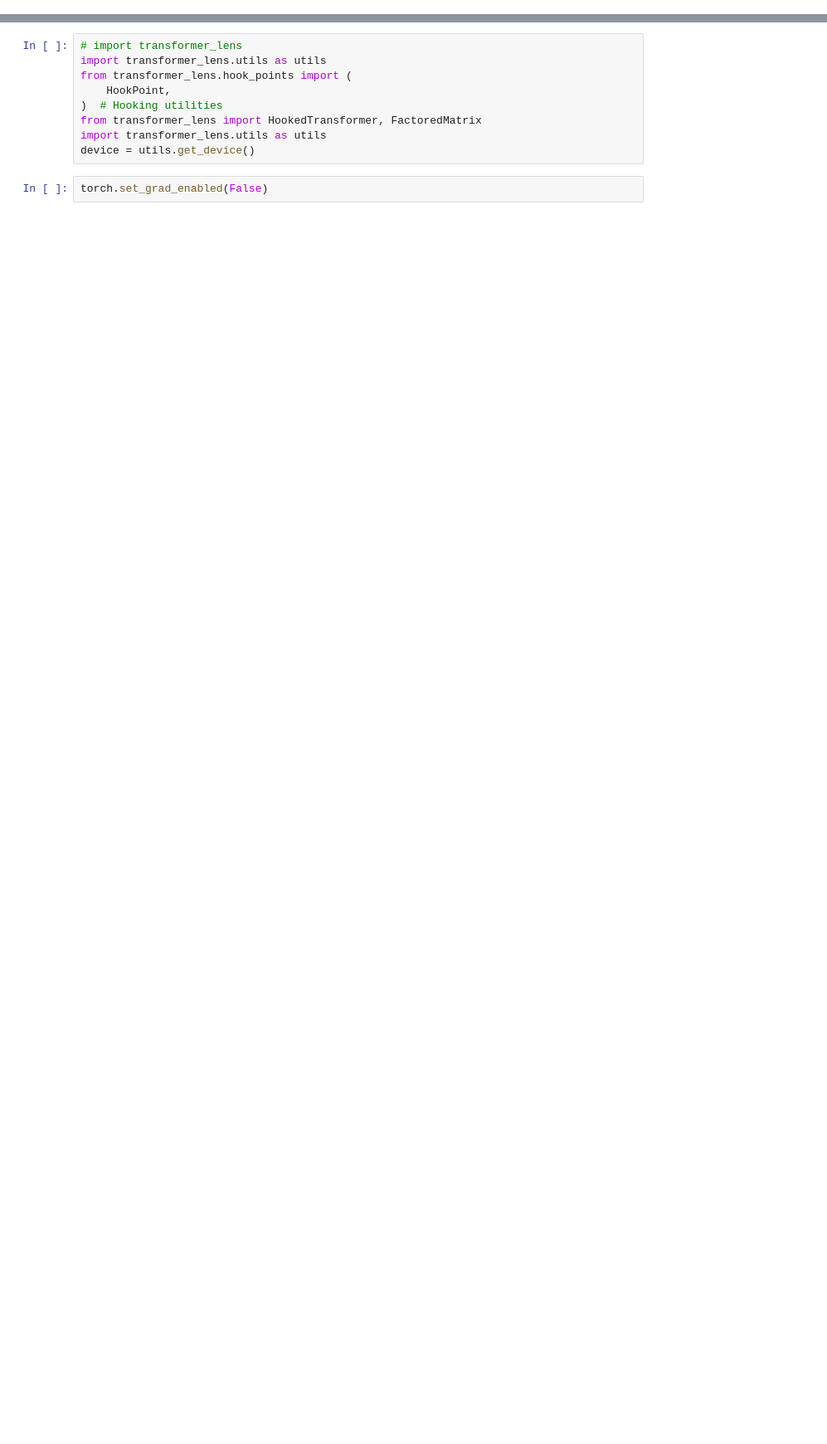
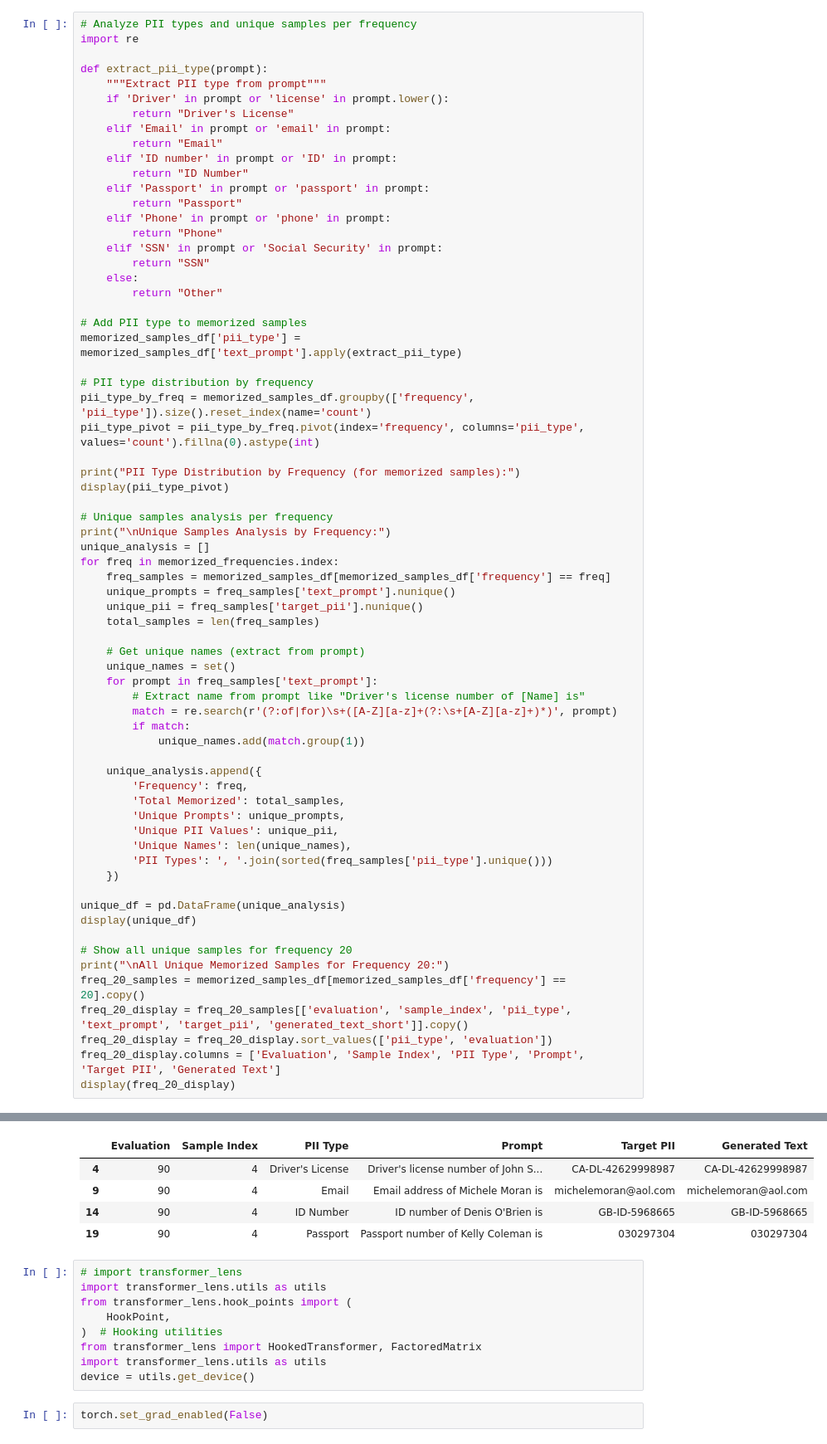
Before and after one commit to tibo-rousset/pii_memo, a Jupyter notebook: colab/activation-patching.ipynb, the cells around one changed output, grey strips where cells are left out. Shown: that part at 83% size. Cells and saved outputs as stored; diff of their text form; blank space fills up the shorter version.

```diff
--- a/colab/activation-patching.ipynb
+++ b/colab/activation-patching.ipynb
@@ -69,0 +207,68 @@ from functools import partial
+# %%
+# Analyze PII types and unique samples per frequency
+import re
+
+def extract_pii_type(prompt):
+    """Extract PII type from prompt"""
+    if 'Driver' in prompt or 'license' in prompt.lower():
+        return "Driver's License"
+    elif 'Email' in prompt or 'email' in prompt:
+        return "Email"
+    elif 'ID number' in prompt or 'ID' in prompt:
+        return "ID Number"
+    elif 'Passport' in prompt or 'passport' in prompt:
+        return "Passport"
+    elif 'Phone' in prompt or 'phone' in prompt:
+        return "Phone"
+    elif 'SSN' in prompt or 'Social Security' in prompt:
+        return "SSN"
+    else:
+        return "Other"
+
+# Add PII type to memorized samples
+memorized_samples_df['pii_type'] = memorized_samples_df['text_prompt'].apply(extract_pii_type)
+
+# PII type distribution by frequency
+pii_type_by_freq = memorized_samples_df.groupby(['frequency', 'pii_type']).size().reset_index(name='count')
+pii_type_pivot = pii_type_by_freq.pivot(index='frequency', columns='pii_type', values='count').fillna(0).astype(int)
+
+print("PII Type Distribution by Frequency (for memorized samples):")
+display(pii_type_pivot)
+
+# Unique samples analysis per frequency
+print("\nUnique Samples Analysis by Frequency:")
+unique_analysis = []
+for freq in memorized_frequencies.index:
+    freq_samples = memorized_samples_df[memorized_samples_df['frequency'] == freq]
+    unique_prompts = freq_samples['text_prompt'].nunique()
+    unique_pii = freq_samples['target_pii'].nunique()
+    total_samples = len(freq_samples)
+
+    # Get unique names (extract from prompt)
+    unique_names = set()
+    for prompt in freq_samples['text_prompt']:
+        # Extract name from prompt like "Driver's license number of [Name] is"
+        match = re.search(r'(?:of|for)\s+([A-Z][a-z]+(?:\s+[A-Z][a-z]+)*)', prompt)
+        if match:
+            unique_names.add(match.group(1))
+
+    unique_analysis.append({
+        'Frequency': freq,
+        'Total Memorized': total_samples,
+        'Unique Prompts': unique_prompts,
+        'Unique PII Values': unique_pii,
+        'Unique Names': len(unique_names),
+        'PII Types': ', '.join(sorted(freq_samples['pii_type'].unique()))
+    })
+
+unique_df = pd.DataFrame(unique_analysis)
+display(unique_df)
+
+# Show all unique samples for frequency 20
+print("\nAll Unique Memorized Samples for Frequency 20:")
+freq_20_samples = memorized_samples_df[memorized_samples_df['frequency'] == 20].copy()
+freq_20_display = freq_20_samples[['evaluation', 'sample_index', 'pii_type', 'text_prompt', 'target_pii', 'generated_text_short']].copy()
+freq_20_display = freq_20_display.sort_values(['pii_type', 'evaluation'])
+freq_20_display.columns = ['Evaluation', 'Sample Index', 'PII Type', 'Prompt', 'Target PII', 'Generated Text']
+display(freq_20_display)
+# %% [output]
@@ -70,3 +287,8 @@ from functools import partial
+|  | Evaluation | Sample Index | PII Type | Prompt | Target PII | Generated Text |
+| 4 | 90 | 4 | Driver's License | Driver's license number of John S... | CA-DL-42629998987 | CA-DL-42629998987 |
+| 9 | 90 | 4 | Email | Email address of Michele Moran is | michelemoran@aol.com | michelemoran@aol.com |
+| 14 | 90 | 4 | ID Number | ID number of Denis O'Brien is | GB-ID-5968665 | GB-ID-5968665 |
+| 19 | 90 | 4 | Passport | Passport number of Kelly Coleman is | 030297304 | 030297304 |
 # %%
 # import transformer_lens
 import transformer_lens.utils as utils
```
Also changed, not shown: parts of 29 cells of this notebook.
